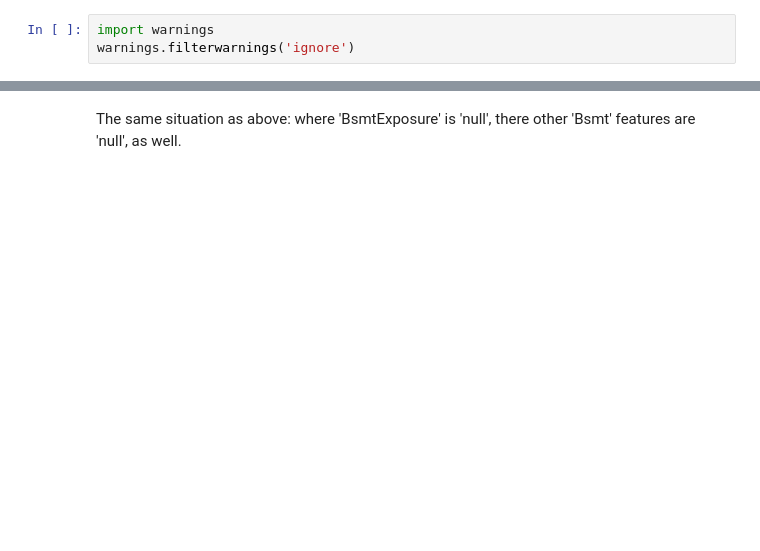
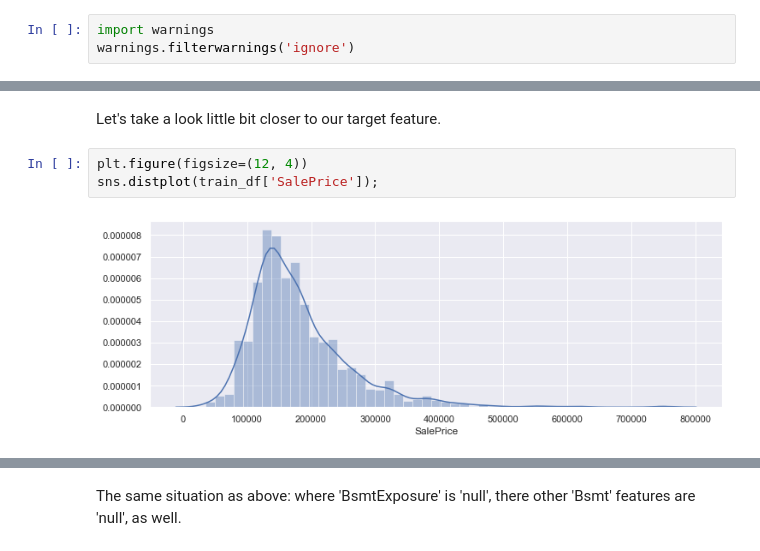
Before and after one commit to marekts/Projects, a Jupyter notebook: Real estate price prediction/Price predict.ipynb, the cells around one changed output, grey strips where cells are left out. Saved outputs shown, nothing was run; the diff lists cells and outputs as text; blank space fills up the shorter version.

```diff
--- a/Real estate price prediction/Price predict.ipynb
+++ b/Real estate price prediction/Price predict.ipynb
@@ -171,0 +82,7 @@ clean_data[clean_data['BsmtExposure'].isnull()][:5]
+# %% [markdown]
+Let's take a look  little bit closer to our target feature.
+# %%
+plt.figure(figsize=(12, 4))
+sns.distplot(train_df['SalePrice']);
+# %% [output]
+[figure, added]
```
Also changed, not shown: parts of 199 cells of this notebook.
